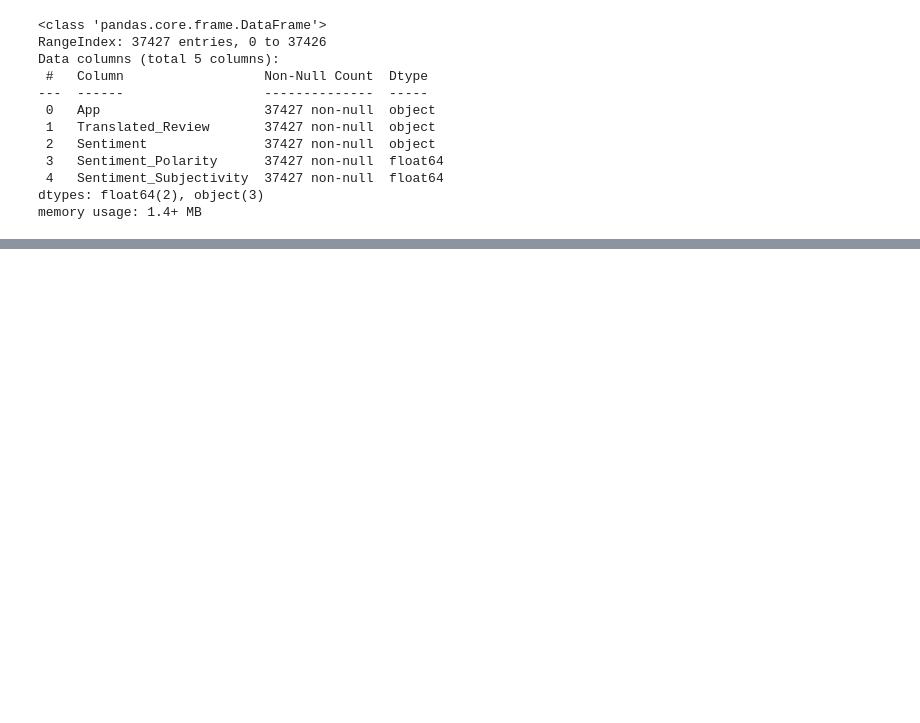
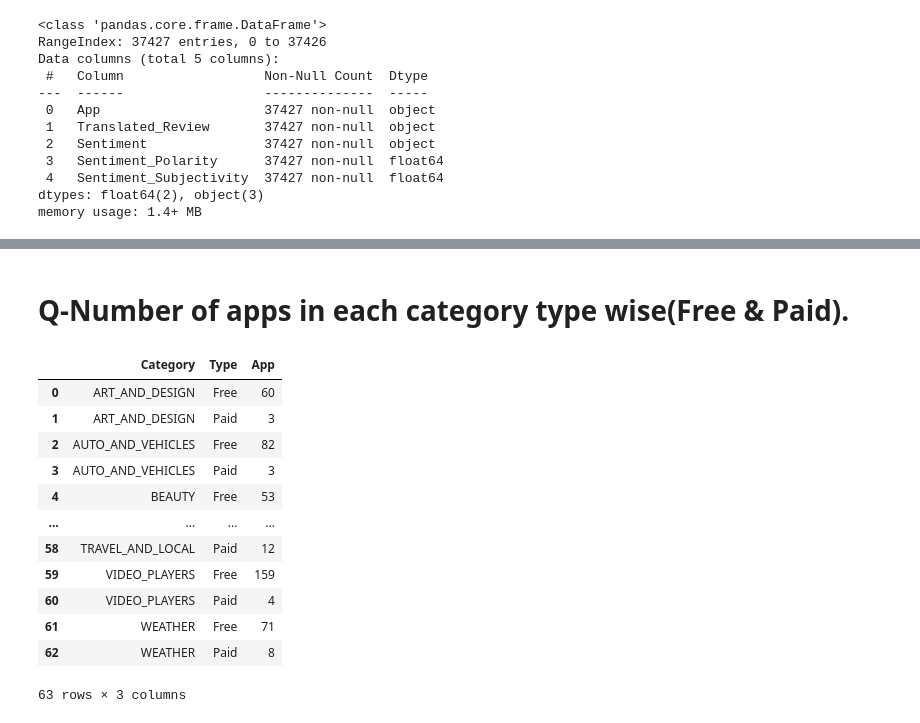
Before and after one commit to MaazAnsari-OO7/Play-Store-App-Review-Analysis, a Jupyter notebook: Play_Store_App_Review_Analysis_Maaz_Ansari_Capstone_Project.ipynb, the cells around one changed output, grey strips where cells are left out. Cells and saved outputs as stored; diff of their text form; code cells hidden in the pictures; blank space fills up the shorter version.

```diff
--- a/Play_Store_App_Review_Analysis_Maaz_Ansari_Capstone_Project.ipynb
+++ b/Play_Store_App_Review_Analysis_Maaz_Ansari_Capstone_Project.ipynb
@@ -201,8 +202,7 @@ df= df[~df['Android Ver'].isnull()]
 # creating a function to obtain minimum version for the App.
 def get_ver(string):
   '''
-
-
+  This function is used to obtain minimum android version required.
   '''
 
   if string =='Varies with device':
@@ -323,0 +353,3 @@ memory usage: 1.4+ MB
+# %%
+# Creating Revenue column.
+df['Revenue']= df_1['Installs']*df_1['price_in_dollar']
@@ -323,0 +382,20 @@ memory usage: 1.4+ MB
+# %% [markdown]
+# Q-Number of apps in each category type wise(Free & Paid).
+# %%
+type_df = df.groupby(['Category','Type'])['App'].count().reset_index()
+# %%
+type_df
+# %% [output]
+|  | Category | Type | App |
+| 0 | ART_AND_DESIGN | Free | 60 |
+| 1 | ART_AND_DESIGN | Paid | 3 |
+| 2 | AUTO_AND_VEHICLES | Free | 82 |
+| 3 | AUTO_AND_VEHICLES | Paid | 3 |
+| 4 | BEAUTY | Free | 53 |
+| ... | ... | ... | ... |
+| 58 | TRAVEL_AND_LOCAL | Paid | 12 |
+| 59 | VIDEO_PLAYERS | Free | 159 |
+| 60 | VIDEO_PLAYERS | Paid | 4 |
+| 61 | WEATHER | Free | 71 |
+| 62 | WEATHER | Paid | 8 |
+63 rows × 3 columns
```
Also changed, not shown: parts of 22 cells of this notebook.
